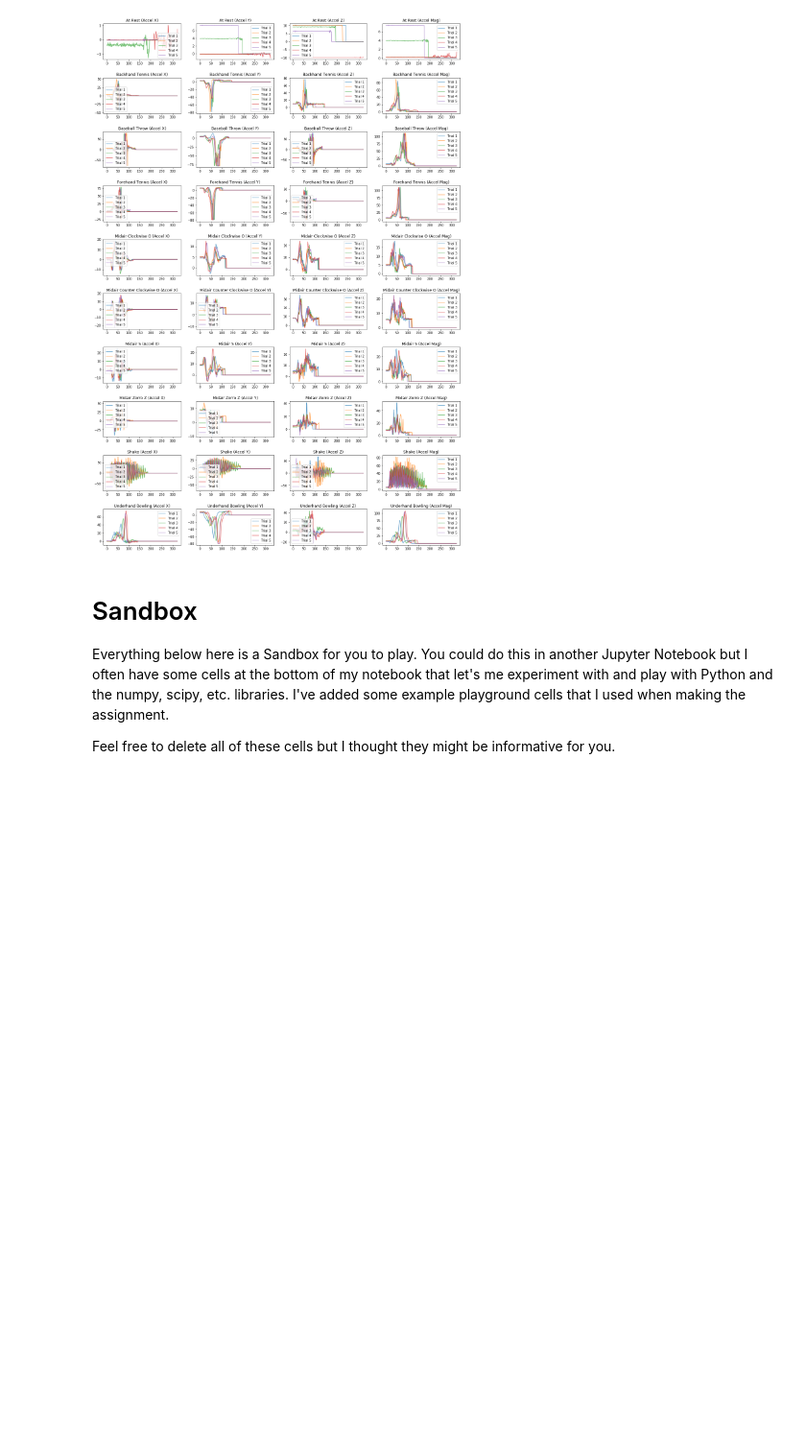
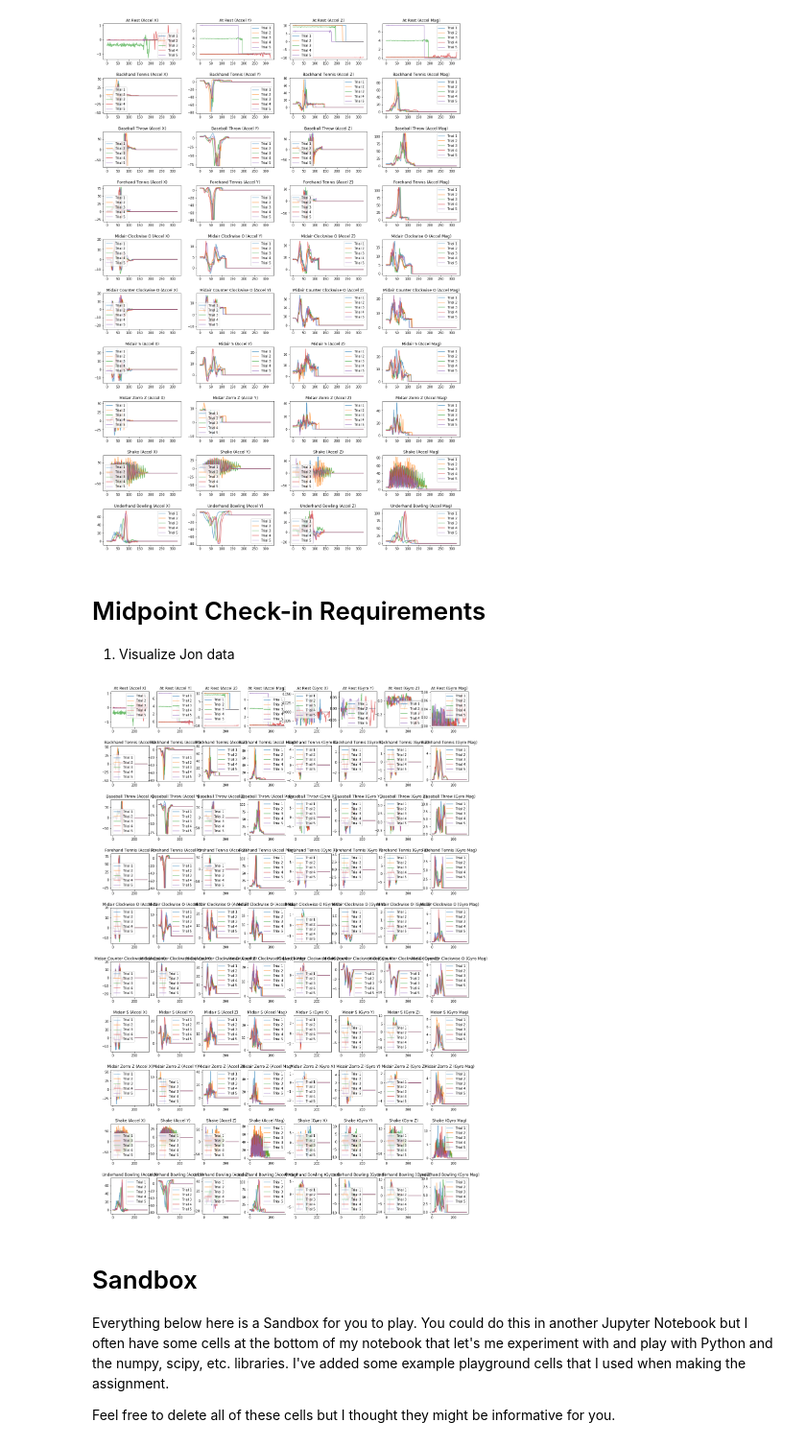
Before and after one commit to brownmagik352/gestureRecognizer, a Jupyter notebook: A2 Gesture Recognizer.ipynb, the cells around one changed output. Shown at 96% size. Drawn from its saved outputs; the diff is of its cells as text; code cells hidden in the pictures; blank space fills up the shorter version.

Commit message:
visualizing gyro as well now

```diff
--- a/A2 Gesture Recognizer.ipynb
+++ b/A2 Gesture Recognizer.ipynb
@@ -89,7 +89,7 @@ class Trial:
         parsedGyroLogData = np.genfromtxt(gyroLogFilenameWithPath, delimiter=',',
                               dtype=str, encoding=None, skip_header=1, unpack=True)
 
-        self.gyro = SensorData("Accelerometer", *parsedGyroLogData[1:])
+        self.gyro = SensorData("Gyroscope", *parsedGyroLogData[1:])
 
     # Utility function that returns the end time as a nice string
     def getEndTimeMsAsString(self):
@@ -285,6 +285,62 @@ for gestureName in gestureNamesSorted:
 #  - Is there value in exploring both the accel data AND the gyro data?
 #  - What is the simplest way we can compare two signals? (scroll down and look for distance.euclidean)?
 #  - What classes might you want to create to help you keep things organized? (e.g., your k-fold experiments and results)
+# %% [markdown]
+# Midpoint Check-in Requirements
+
+1. Visualize Jon data
+# %%
+# Now let's plot all of the accel signals! :)
+
+# We are going to make a grid of line graphs with a row for each gesture, so len(mapGestureToTrials) rows
+# and a column for each signal type, so 8 columns (one for x, y, z, and mag) and then repeated for gyroscope
+fig, axes = plt.subplots(len(mapGestureToTrials), 8, figsize=(20, 3 * len(mapGestureToTrials)))
+fig.subplots_adjust(hspace=0.5)
+
+index = 0
+gestureNamesSorted = sorted(mapGestureToTrials.keys())
+for gestureName in gestureNamesSorted:
+    gestureTrials = mapGestureToTrials[gestureName]
+
+    trialNum = 1
+    for trial in gestureTrials:
+        axes[index][0].plot(trial.accel.x, alpha=0.7, label="Trial {}".format(trialNum))
+        axes[index][1].plot(trial.accel.y, alpha=0.7, label="Trial {}".format(trialNum))
+        axes[index][2].plot(trial.accel.z, alpha=0.7, label="Trial {}".format(trialNum))
+        axes[index][3].plot(trial.accel.mag, alpha=0.7, label="Trial {}".format(trialNum))
+        axes[index][4].plot(trial.gyro.x, alpha=0.7, label="Trial {}".format(trialNum))
+        axes[index][5].plot(trial.gyro.y, alpha=0.7, label="Trial {}".format(trialNum))
+        axes[index][6].plot(trial.gyro.z, alpha=0.7, label="Trial {}".format(trialNum))
+        axes[index][7].plot(trial.gyro.mag, alpha=0.7, label="Trial {}".format(trialNum))
+        trialNum = trialNum + 1
+
+    axes[index][0].set_title(gestureName + " (Accel X)")
+    axes[index][0].legend()
+
+    axes[index][1].set_title(gestureName + " (Accel Y)")
+    axes[index][1].legend()
+
+    axes[index][2].set_title(gestureName + " (Accel Z)")
+    axes[index][2].legend()
+
+    axes[index][3].set_title(gestureName + " (Accel Mag)")
+    axes[index][3].legend()
+
+    axes[index][4].set_title(gestureName + " (Gyro X)")
+    axes[index][4].legend()
+
+    axes[index][5].set_title(gestureName + " (Gyro Y)")
+    axes[index][5].legend()
+
+    axes[index][6].set_title(gestureName + " (Gyro Z)")
+    axes[index][6].legend()
+
+    axes[index][7].set_title(gestureName + " (Gyro Mag)")
+    axes[index][7].legend()
+
+    index = index + 1
+# %% [output]
+[figure, added]
 # %% [markdown]
 # Sandbox
 Everything below here is a Sandbox for you to play. You could do this in another Jupyter Notebook but I often have some cells at the bottom of my notebook that let's me experiment with and play with Python and the numpy, scipy, etc. libraries. I've added some example playground cells that I used when making the assignment.
```
